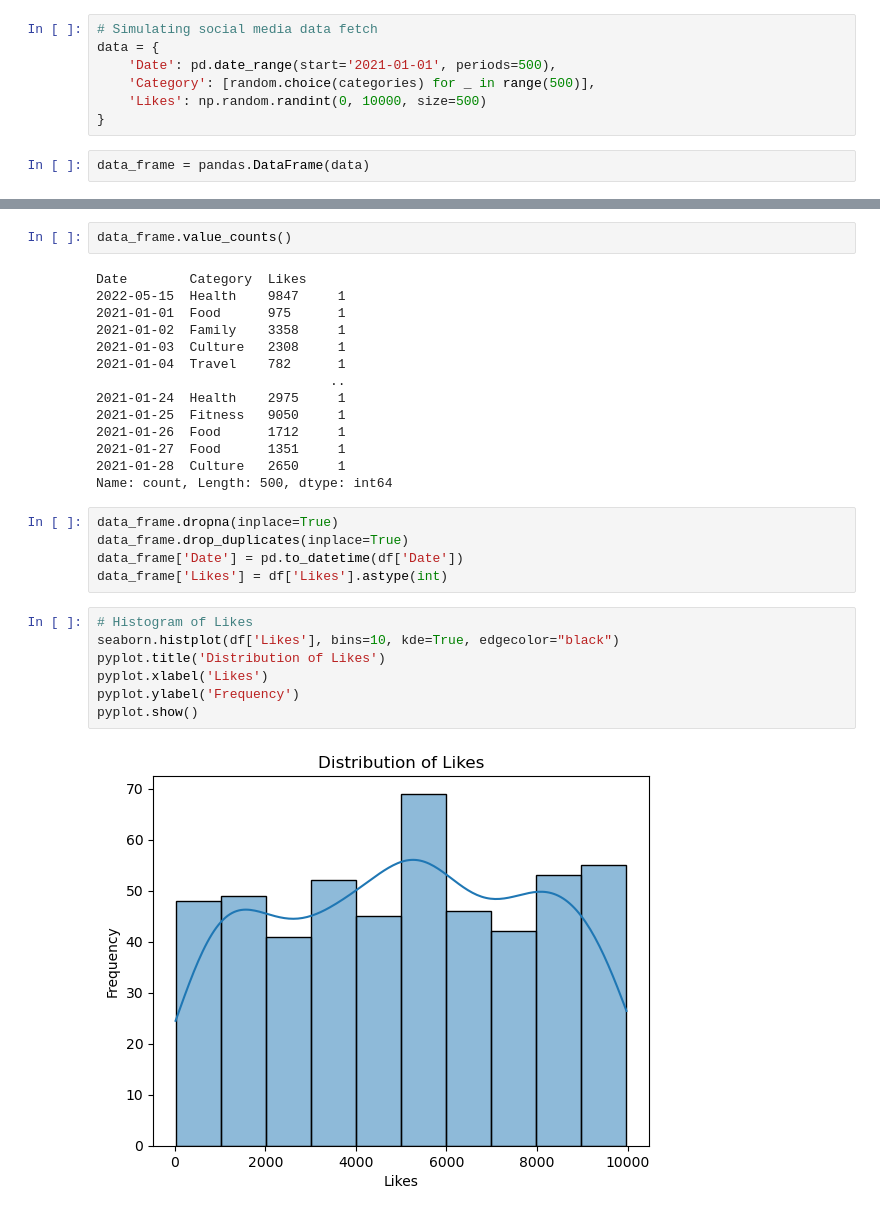
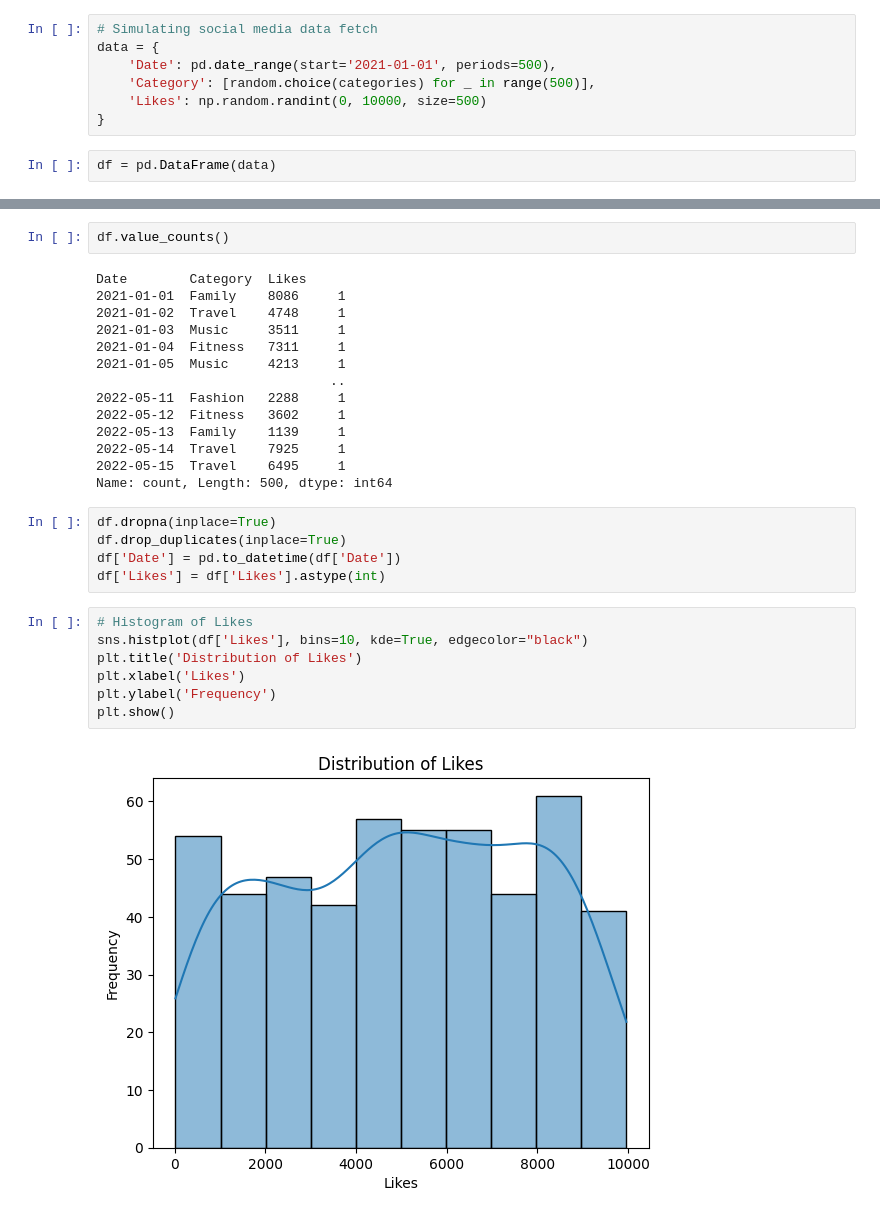
Before and after one commit to beteeliz/clean_and_analyze_social_media_usage_data_with_python_project, a Jupyter notebook: social_media_project_python.ipynb, the cells around one changed output, grey strips where cells are left out. Cells and saved outputs as stored; diff of their text form.

```diff
--- a/social_media_project_python.ipynb
+++ b/social_media_project_python.ipynb
@@ -16,5 +16,5 @@ data = {
     'Likes': np.random.randint(0, 10000, size=500)
 }
 # %%
-data_frame = pandas.DataFrame(data)
+df = pd.DataFrame(data)
 # %%
@@ -56,33 +56,33 @@ data_frame.describe()
 # %%
-data_frame.value_counts()
+df.value_counts()
 # %% [output]
 Date        Category  Likes
-2022-05-15  Health    9847     1
-2021-01-01  Food      975      1
-2021-01-02  Family    3358     1
-2021-01-03  Culture   2308     1
-2021-01-04  Travel    782      1
+2021-01-01  Family    8086     1
+2021-01-02  Travel    4748     1
+2021-01-03  Music     3511     1
+2021-01-04  Fitness   7311     1
+2021-01-05  Music     4213     1
                               ..
-2021-01-24  Health    2975     1
-2021-01-25  Fitness   9050     1
-2021-01-26  Food      1712     1
-2021-01-27  Food      1351     1
-2021-01-28  Culture   2650     1
+2022-05-11  Fashion   2288     1
+2022-05-12  Fitness   3602     1
+2022-05-13  Family    1139     1
+2022-05-14  Travel    7925     1
+2022-05-15  Travel    6495     1
 Name: count, Length: 500, dtype: int64
 # %%
-data_frame.dropna(inplace=True)
-data_frame.drop_duplicates(inplace=True)
-data_frame['Date'] = pd.to_datetime(df['Date'])
-data_frame['Likes'] = df['Likes'].astype(int)
+df.dropna(inplace=True)
+df.drop_duplicates(inplace=True)
+df['Date'] = pd.to_datetime(df['Date'])
+df['Likes'] = df['Likes'].astype(int)
 # %%
 # Histogram of Likes
-seaborn.histplot(df['Likes'], bins=10, kde=True, edgecolor="black")
-pyplot.title('Distribution of Likes')
-pyplot.xlabel('Likes')
-pyplot.ylabel('Frequency')
-pyplot.show()
+sns.histplot(df['Likes'], bins=10, kde=True, edgecolor="black")
+plt.title('Distribution of Likes')
+plt.xlabel('Likes')
+plt.ylabel('Frequency')
+plt.show()
 # %% [output]
-[figure, old version]
+[figure, new version]
 # %%
 # Creating a boxplot for 'Category' vs 'Likes'
 plt.figure(figsize=(10, 6))
```
Also changed, not shown: parts of 8 cells of this notebook.
